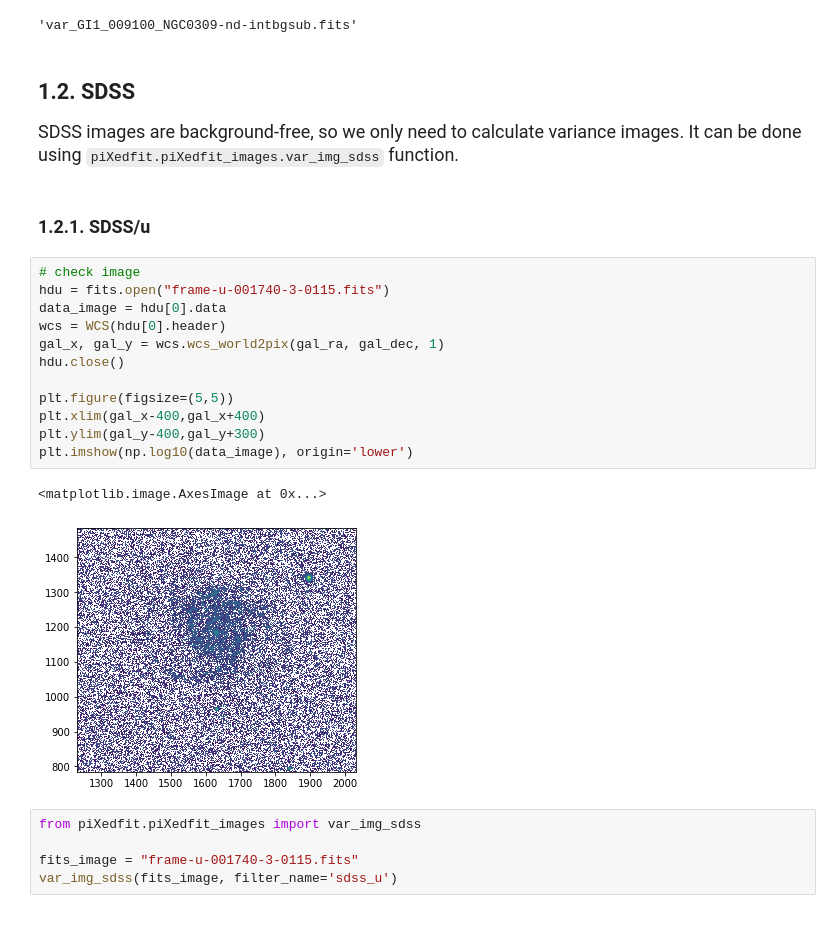
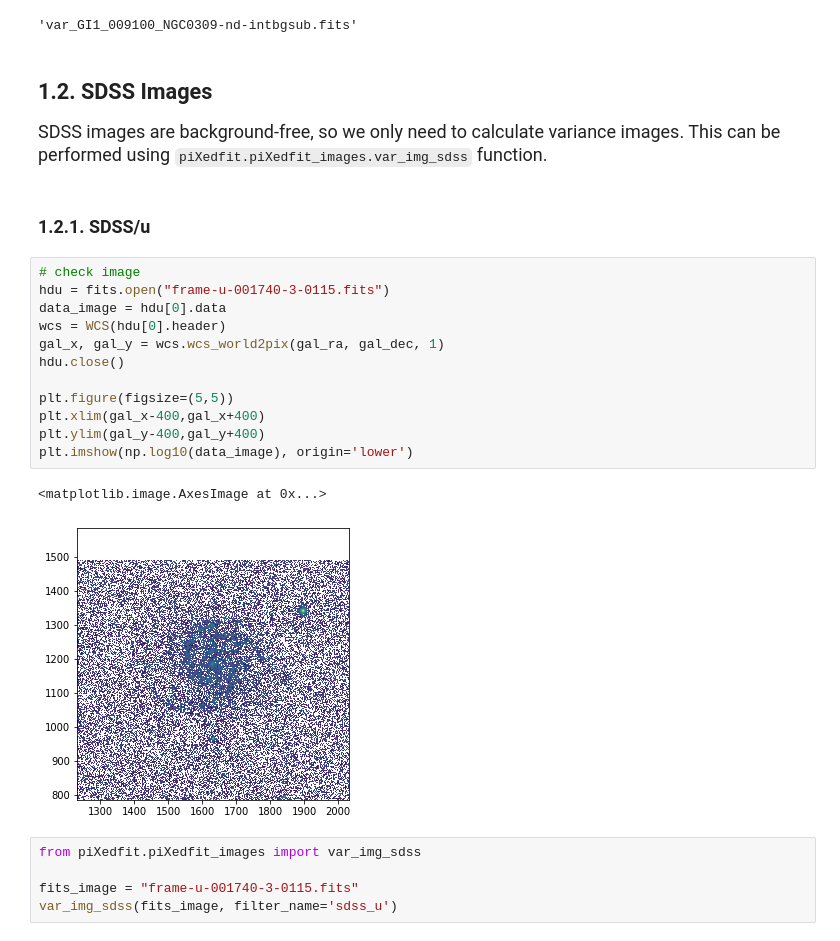
Before and after one commit to aabdurrouf/piXedfit, a Jupyter notebook: examples/FUVtoNIR_CALIFA/Step1_prep_img_proc.ipynb, the cells around one changed output. Drawn from its saved outputs; the diff is of its cells as text.

```diff
--- a/examples/FUVtoNIR_CALIFA/Step1_prep_img_proc.ipynb
+++ b/examples/FUVtoNIR_CALIFA/Step1_prep_img_proc.ipynb
@@ -85,25 +85,25 @@ var_img_GALEX(sci_img=sci_img, skybg_img=skybg_img, filter_name='galex_nuv')
 # %% [output]
 'var_GI1_009100_NGC0309-nd-intbgsub.fits'
 # %% [markdown]
-## 1.2. SDSS
-<font size="4"> SDSS images are background-free, so we only need to calculate variance images. It can be done using `piXedfit.piXedfit_images.var_img_sdss` function. </font>
+## 1.2. SDSS Images
+<font size="4"> SDSS images are background-free, so we only need to calculate variance images. This can be performed using `piXedfit.piXedfit_images.var_img_sdss` function. </font>
 # %% [markdown]
 ### 1.2.1. SDSS/u
 # %%
 # check image
 hdu = fits.open("frame-u-001740-3-0115.fits")
 data_image = hdu[0].data
 wcs = WCS(hdu[0].header)
 gal_x, gal_y = wcs.wcs_world2pix(gal_ra, gal_dec, 1)
 hdu.close()
 
 plt.figure(figsize=(5,5))
 plt.xlim(gal_x-400,gal_x+400)
-plt.ylim(gal_y-400,gal_y+300)
+plt.ylim(gal_y-400,gal_y+400)
 plt.imshow(np.log10(data_image), origin='lower')
 # %% [output]
 <matplotlib.image.AxesImage at 0x...>
-[figure, old version]
+[figure, new version]
 # %%
 from piXedfit.piXedfit_images import var_img_sdss
 
```
Also changed, not shown: parts of 23 cells of this notebook, 6 other files.
